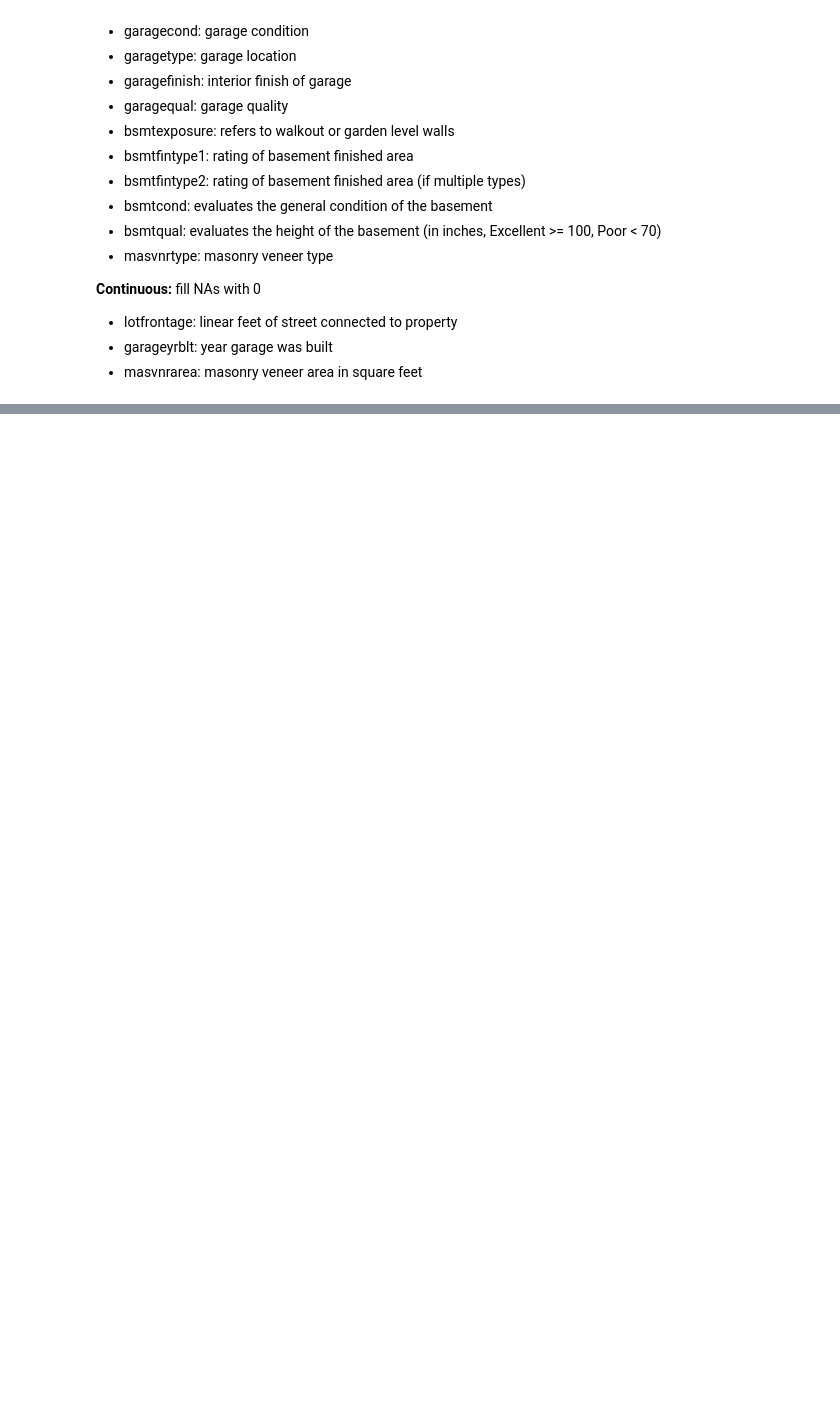
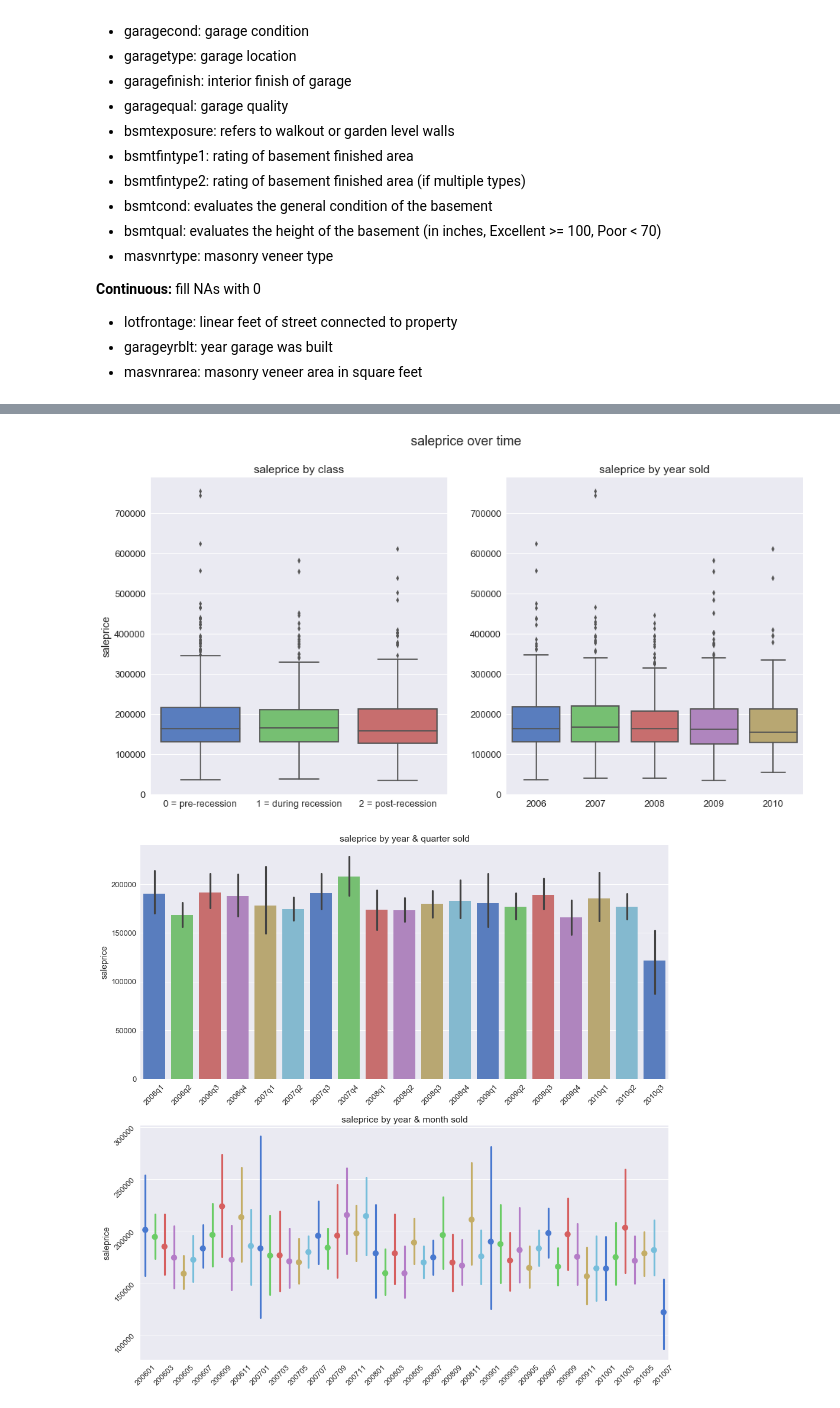
Before and after one commit to brianmcguckin/thinkful_unit_03_capstone, a Jupyter notebook: unit_03_capstone_v2.ipynb, the cells around one changed output, grey strips where cells are left out. Cells and saved outputs as stored; diff of their text form; code cells hidden in the pictures; blank space fills up the shorter version.

```diff
--- a/unit_03_capstone_v2.ipynb
+++ b/unit_03_capstone_v2.ipynb
@@ -46,6 +46,5 @@ from sklearn.preprocessing import StandardScaler
 #display options
 warnings.filterwarnings('ignore')
 %matplotlib inline
-sns.set_style('whitegrid')
-sns.set(font_scale=1.3)
+sns.set(style='darkgrid', palette='muted', font_scale=1.3)
 # %% [markdown]
@@ -188,0 +206,4 @@ train['masvnrarea'].fillna(0, inplace=True)
+# %%
+train['mosold'] = train['mosold'].apply('{:0>2}'.format)
+train['yrmo_sold'] = train.yrsold.astype(
+    str).str.cat(train.mosold.astype(str)).astype(int)
@@ -189 +232,13 @@ train['masvnrarea'].fillna(0, inplace=True)
+# %%
+#quarter sold column
+#convert back for conditional statement in function
+train['mosold'] = train['mosold'].astype(int)
+train['qtr_sold'] = train.apply(label_quarter, axis=1)
+
+#yearquarter_sold column
+train['yrqtr_sold'] = train.yrsold.astype(
+    str).str.cat(train.qtr_sold.astype(str))
+
+#class column
+train['class'] = train.apply(label_class, axis=1)
 # %% [markdown]
@@ -335,0 +246,41 @@ Name: class, dtype: int64
+# %%
+#plot salesprice vs. different time variables
+plt.figure(figsize=(16,8))
+plt.suptitle('saleprice over time', size=18)
+
+ax1 = plt.subplot(121)
+sns.boxplot(x='class', y='saleprice', data=train)
+plt.title('saleprice by class')
+ax1.set_xlabel('')
+ax1.set_xticklabels(['0 = pre-recession', '1 = during recession', '2 = post-recession'])
+
+ax2 = plt.subplot(122)
+order2 = sorted(train.yrsold.unique())
+sns.boxplot(x='yrsold', y='saleprice', data=train, order=order2)
+plt.title('saleprice by year sold')
+ax2.set_xlabel('')
+ax2.set_ylabel('')
+
+plt.show()
+
+plt.figure(figsize=(16,16))
+ax3 = plt.subplot(211)
+order3 = sorted(train.yrqtr_sold.unique())
+sns.barplot(x="yrqtr_sold", y="saleprice", data=train, order=order3, palette='muted')
+plt.xticks(rotation=45)
+ax3.set_xlabel('')
+plt.title('saleprice by year & quarter sold')
+
+ax4 = plt.subplot(212)
+order4 = sorted(train.yrmo_sold.unique())
+sns.pointplot(x='yrmo_sold', y='saleprice', data=train, order=order4, palette='muted')
+for label in ax4.get_xticklabels()[1::2]:
+    label.set_visible(False)
+ax4.tick_params(labelrotation=45)
+ax4.set_xlabel('')
+plt.title('saleprice by year & month sold')
+
+plt.show()
+# %% [output]
+[figure, added]
+[figure, added]
```
Also changed, not shown: parts of 20 cells of this notebook.
